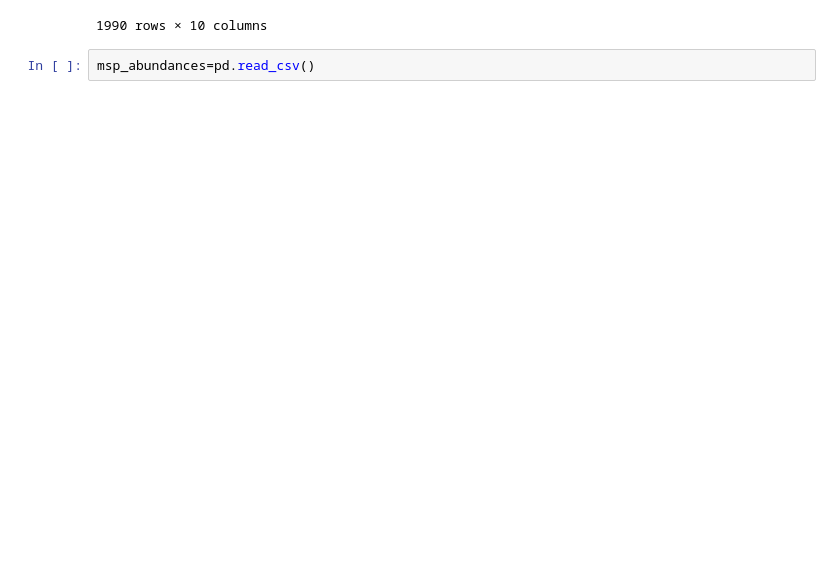
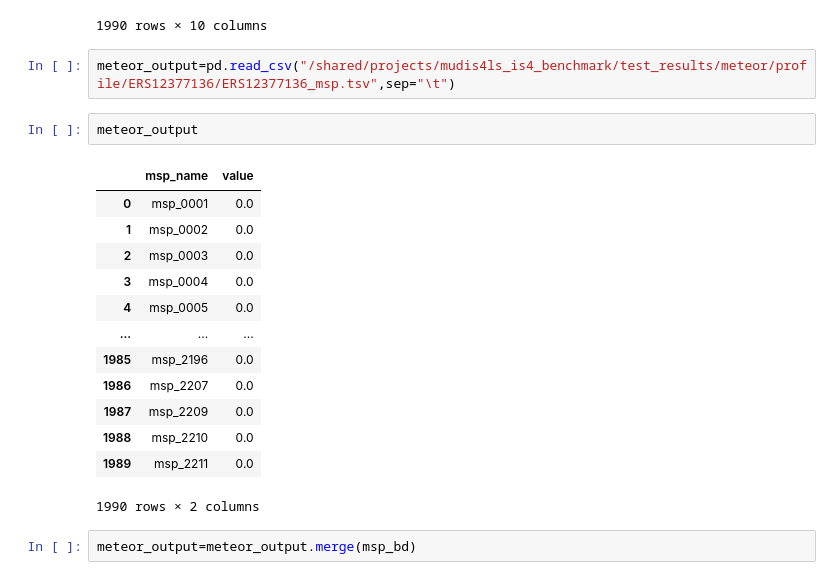
Before and after one commit to vivekbibs/IS4, a Jupyter notebook: compare_outputs/get_msp_meteor.ipynb, the cells around one changed output. Drawn from its saved outputs; the diff is of its cells as text; blank space fills up the shorter version.

```diff
--- a/compare_outputs/get_msp_meteor.ipynb
+++ b/compare_outputs/get_msp_meteor.ipynb
@@ -37,5 +37,23 @@ msp_bd
 | 1988 | msp_2210 | d__Bacteria|p__Bacteroidota|c__Ba... | Bacteria | Bacteroidota | Bacteroidia | Bacteroidales | Bacteroidaceae | Bacteroides | Bacteroides sp. bacterium | ... |
 | 1989 | msp_2211 | d__Bacteria|p__Bacillota_A|c__Clo... | Bacteria | Bacillota_A | Clostridia | Oscillospirales | Ruminococcaceae | Ruminococcaceae FB2012 | Ruminococcaceae FB2012 sp900539835 | ... |
 1990 rows × 10 columns
-# %%
-msp_abundances=pd.read_csv()
+# %%
+meteor_output=pd.read_csv("/shared/projects/mudis4ls_is4_benchmark/test_results/meteor/profile/ERS12377136/ERS12377136_msp.tsv",sep="\t")
+# %%
+meteor_output
+# %% [output]
+|  | msp_name | value |
+| 0 | msp_0001 | 0.0 |
+| 1 | msp_0002 | 0.0 |
+| 2 | msp_0003 | 0.0 |
+| 3 | msp_0004 | 0.0 |
+| 4 | msp_0005 | 0.0 |
+| ... | ... | ... |
+| 1985 | msp_2196 | 0.0 |
+| 1986 | msp_2207 | 0.0 |
+| 1987 | msp_2209 | 0.0 |
+| 1988 | msp_2210 | 0.0 |
+| 1989 | msp_2211 | 0.0 |
+1990 rows × 2 columns
+# %%
+meteor_output=meteor_output.merge(msp_bd)
```
Also changed, not shown: parts of 5 cells of this notebook.
